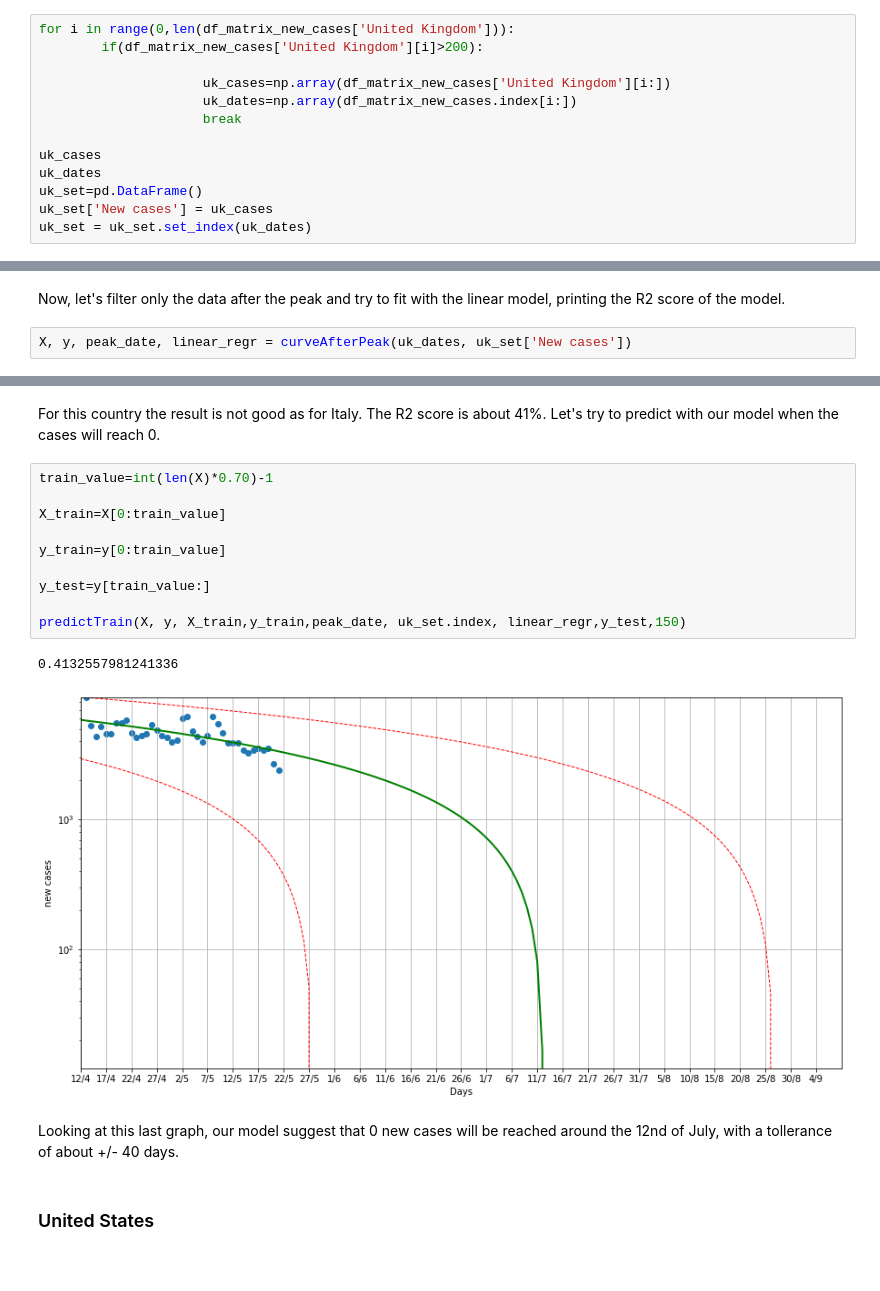
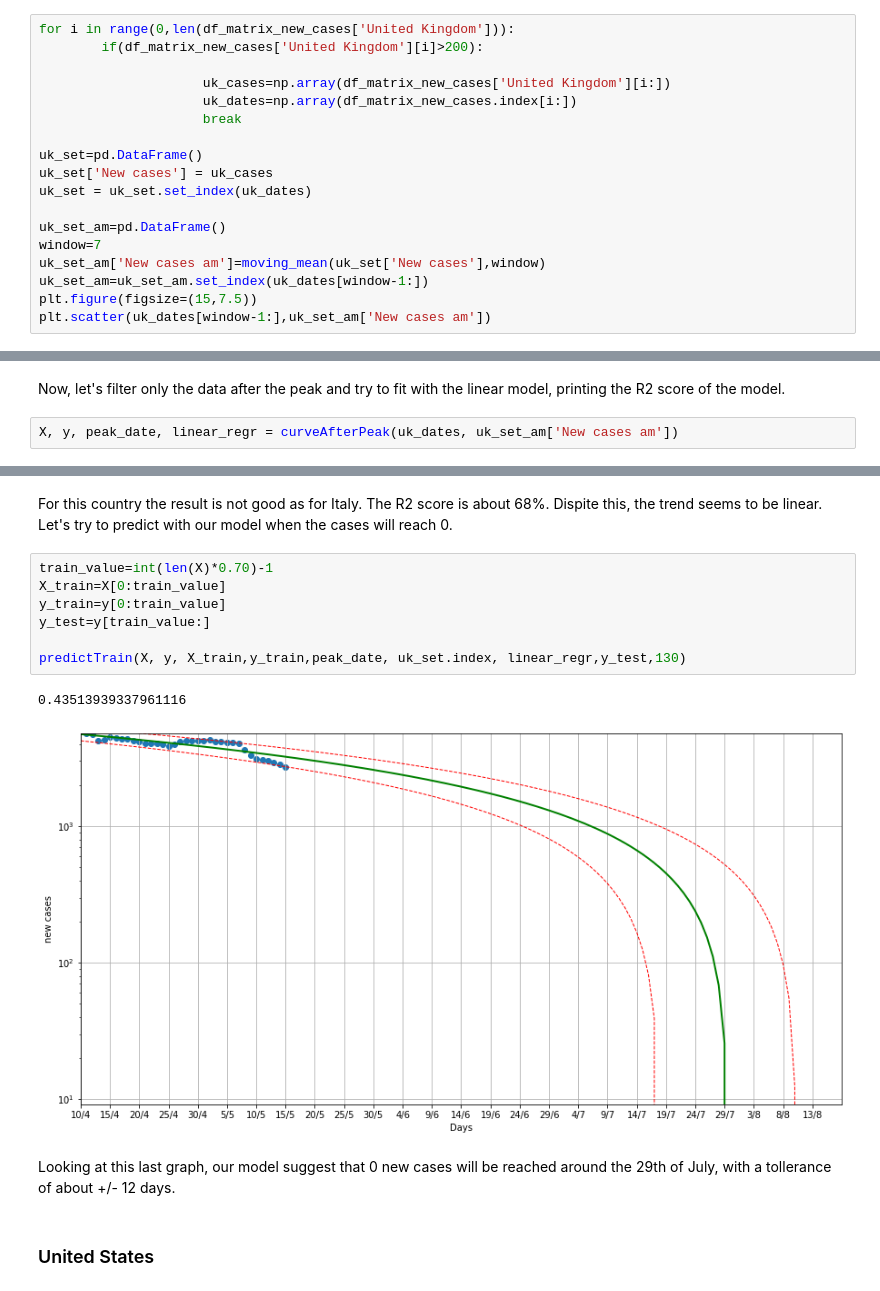
Before and after one commit to Mattia81/DataScienceForBusiness, a Jupyter notebook: COVID19_analysis/COVID19_analysis.ipynb, the cells around one changed output, grey strips where cells are left out. Saved outputs shown, nothing was run; the diff lists cells and outputs as text.

```diff
--- a/COVID19_analysis/COVID19_analysis.ipynb
+++ b/COVID19_analysis/COVID19_analysis.ipynb
@@ -1377,8 +1361,13 @@ for i in range(0,len(df_matrix_new_cases['United Kingdom'])):
                      uk_dates=np.array(df_matrix_new_cases.index[i:])
                      break
 
-uk_cases
-uk_dates
 uk_set=pd.DataFrame()
 uk_set['New cases'] = uk_cases
 uk_set = uk_set.set_index(uk_dates)
+
+uk_set_am=pd.DataFrame()
+window=7
+uk_set_am['New cases am']=moving_mean(uk_set['New cases'],window)
+uk_set_am=uk_set_am.set_index(uk_dates[window-1:])
+plt.figure(figsize=(15,7.5))
+plt.scatter(uk_dates[window-1:],uk_set_am['New cases am'])
@@ -1390,5 +1377,5 @@ plt.scatter(uk_set.index,uk_set['New cases'])
 # %% [markdown]
 Now, let's filter only the data after the peak and try to fit with the linear model, printing the R2 score of the model.
 # %%
-X, y, peak_date, linear_regr = curveAfterPeak(uk_dates, uk_set['New cases'])
+X, y, peak_date, linear_regr = curveAfterPeak(uk_dates, uk_set_am['New cases am'])
 # %% [output]
@@ -1397,20 +1384,17 @@ Linear Regression Model Score: 0.4122403952647827
 # %% [markdown]
-For this country the result is not good as for Italy. The R2 score is about 41%. Let's try to predict with our model when the cases will reach 0.
+For this country the result is not good as for Italy. The R2 score is about 68%. Dispite this, the trend seems to be linear. Let's try to predict with our model when the cases will reach 0.
 # %%
 train_value=int(len(X)*0.70)-1
-
 X_train=X[0:train_value]
-
 y_train=y[0:train_value]
-
 y_test=y[train_value:]
 
-predictTrain(X, y, X_train,y_train,peak_date, uk_set.index, linear_regr,y_test,150)
+predictTrain(X, y, X_train,y_train,peak_date, uk_set.index, linear_regr,y_test,130)
 # %% [output]
-0.4132557981241336
+0.43513939337961116
-[figure, old version]
+[figure, new version]
 # %% [markdown]
-Looking at this last graph, our model suggest that 0 new cases will be reached around the 12nd of July, with a tollerance of about +/- 40 days.
+Looking at this last graph, our model suggest that 0 new cases will be reached around the 29th of July, with a tollerance of about +/- 12 days.
 # %% [markdown]
 ### United States
 # %% [markdown]
```
Also changed, not shown: parts of 106 cells of this notebook, 1 other file.
